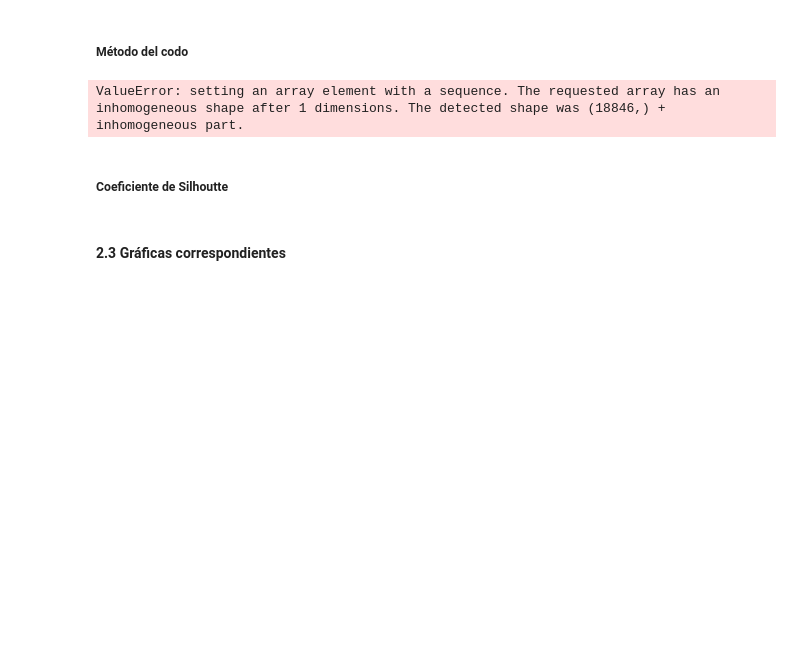
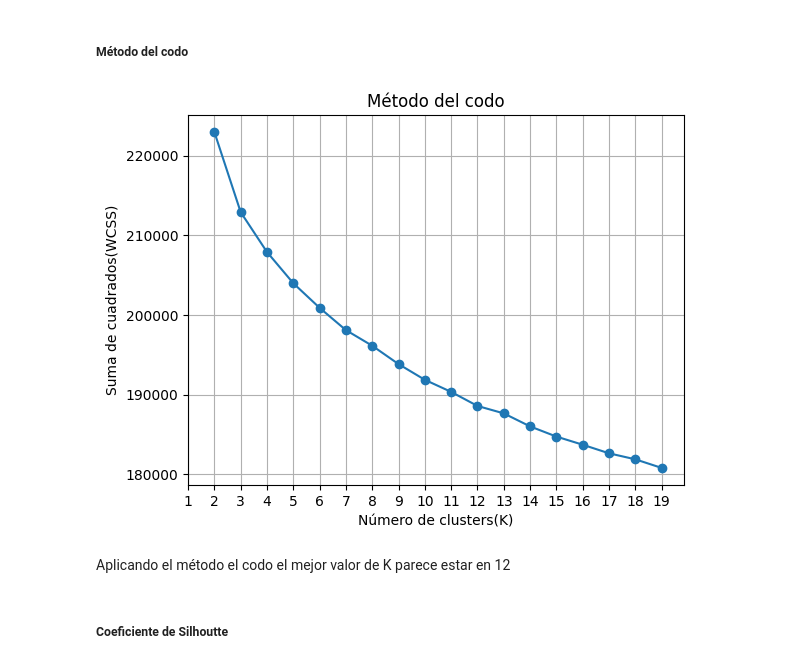
Before and after one commit to LailaBulh/Procesamiento_Lenguaje_Natural, a Jupyter notebook: Agrupamiento_textos_LB.ipynb, the cells around one changed output. Saved outputs shown, nothing was run; the diff lists cells and outputs as text; code cells hidden in the pictures; blank space fills up the shorter version.

```diff
--- a/Agrupamiento_textos_LB.ipynb
+++ b/Agrupamiento_textos_LB.ipynb
@@ -152,48 +152,27 @@ labels = kmeans.labels_
 import matplotlib.pyplot as plt
 from sklearn.cluster import KMeans
 import numpy as np
-# %%
-wcss = []
-K = range(2, 20)
-
-# Function to get document vector by averaging word vectors
-def get_document_vector(word_list, w2v_model):
-    # Filter out words not in the model's vocabulary and get their vectors
-    vectors = [w2v_model.wv[word] for word in word_list if word in w2v_model.wv]
-    if vectors:
-        return np.mean(vectors, axis=0)
-    else:
-        # Return a zero vector if no words are found in vocabulary or list is empty
-        return np.zeros(w2v_model.vector_size)
-
-# Create document vectors by averaging word embeddings
-# 'model' is the trained Word2Vec model from cell VcmYwkReTdsD
-# 'all_tokens' is a list of lists of words (tokenized documents)
-document_vectors = [get_document_vector(doc_tokens, model) for doc_tokens in all_tokens]
-
-# Convert the list of document vectors to a NumPy array for KMeans
-X_doc_vectors = np.array(document_vectors)
-
-# Ensure there are enough samples to perform clustering
-if X_doc_vectors.shape[0] == 0:
-    print("No document vectors could be created. Cannot perform KMeans.")
-else:
-    for k in K:
-      # Added random_state for reproducibility and n_init for best practice
-      kmeans = KMeans(n_clusters = k, random_state=42, n_init=10)
-      kmeans.fit(X_doc_vectors) # Fit KMeans on the document vectors
-      wcss.append(kmeans.inertia_)
-
-    plt.plot(K, wcss)
-
-    plt.xlabel('Número de clusters(K)')
-    plt.ylabel('Suma de cuadrados(WCSS)')
-    plt.title('Método del codo') # Corrected typo from tittle to title
-
-    plt.show()
-# %% [output]
-ValueError: setting an array element with a sequence. The requested array has an inhomogeneous shape after 1 dimensions. The detected shape was (18846,) + inhomogeneous part.
+# %%
+wcss = []
+K = range(2, 20)
+
+for k in K:
+  kmeans = KMeans(n_clusters = k)
+  kmeans.fit(embeddings)
+  wcss.append(kmeans.inertia_)
+
+plt.plot(K, wcss, marker = 'o')
+
+plt.xlabel('Número de clusters(K)')
+plt.xticks(np.arange(1, 20, 1))
+plt.ylabel('Suma de cuadrados(WCSS)')
+plt.title('Método del codo')
+
+plt.grid(True)
+plt.show()
+# %% [output]
+[figure, added]
+# %% [markdown]
+Aplicando el método el codo el mejor valor de K parece estar en 12
 # %% [markdown]
 ##### Coeficiente de Silhoutte
-# %% [markdown]
-#### **2.3 Gráficas correspondientes**
```
Also changed, not shown: parts of 18 cells of this notebook.
